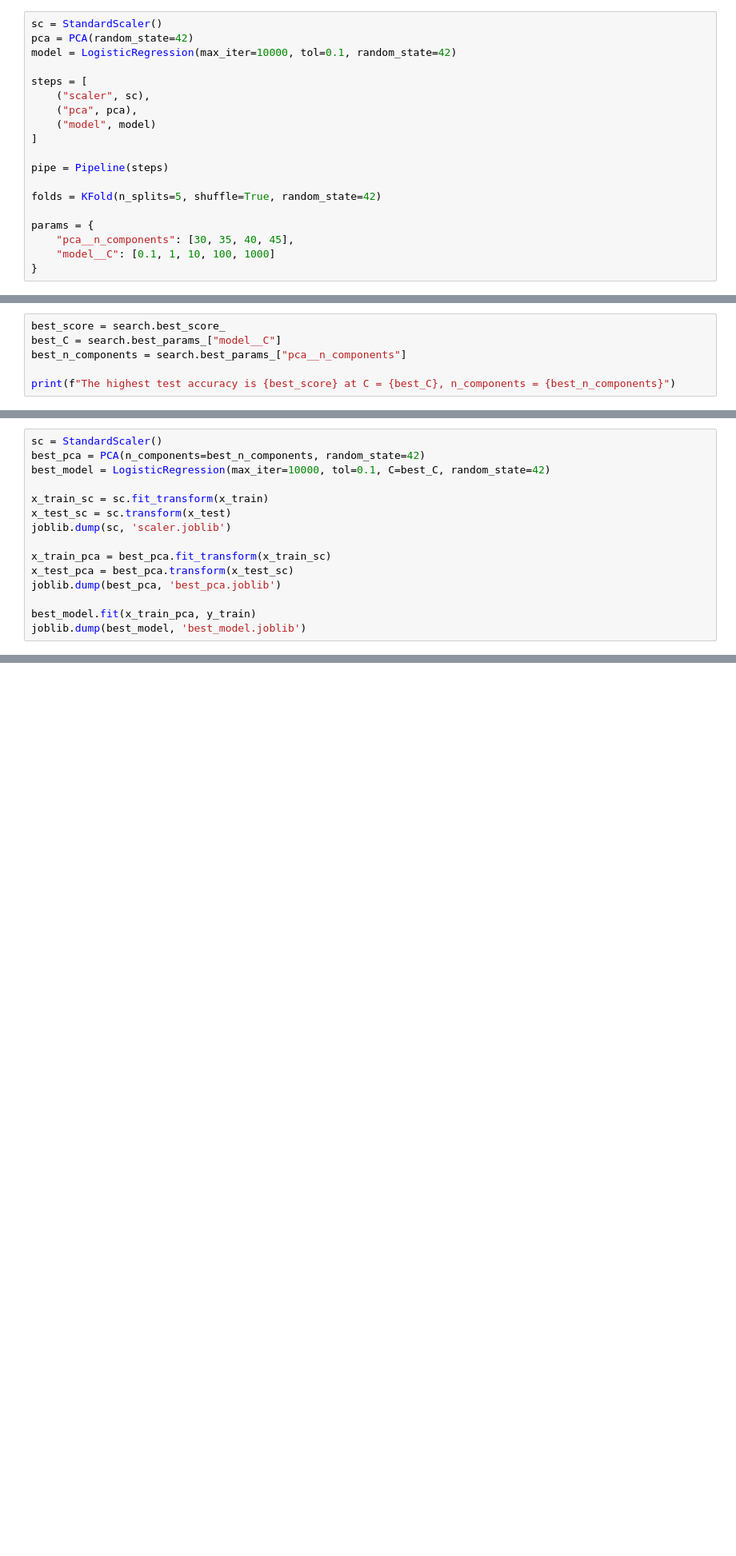
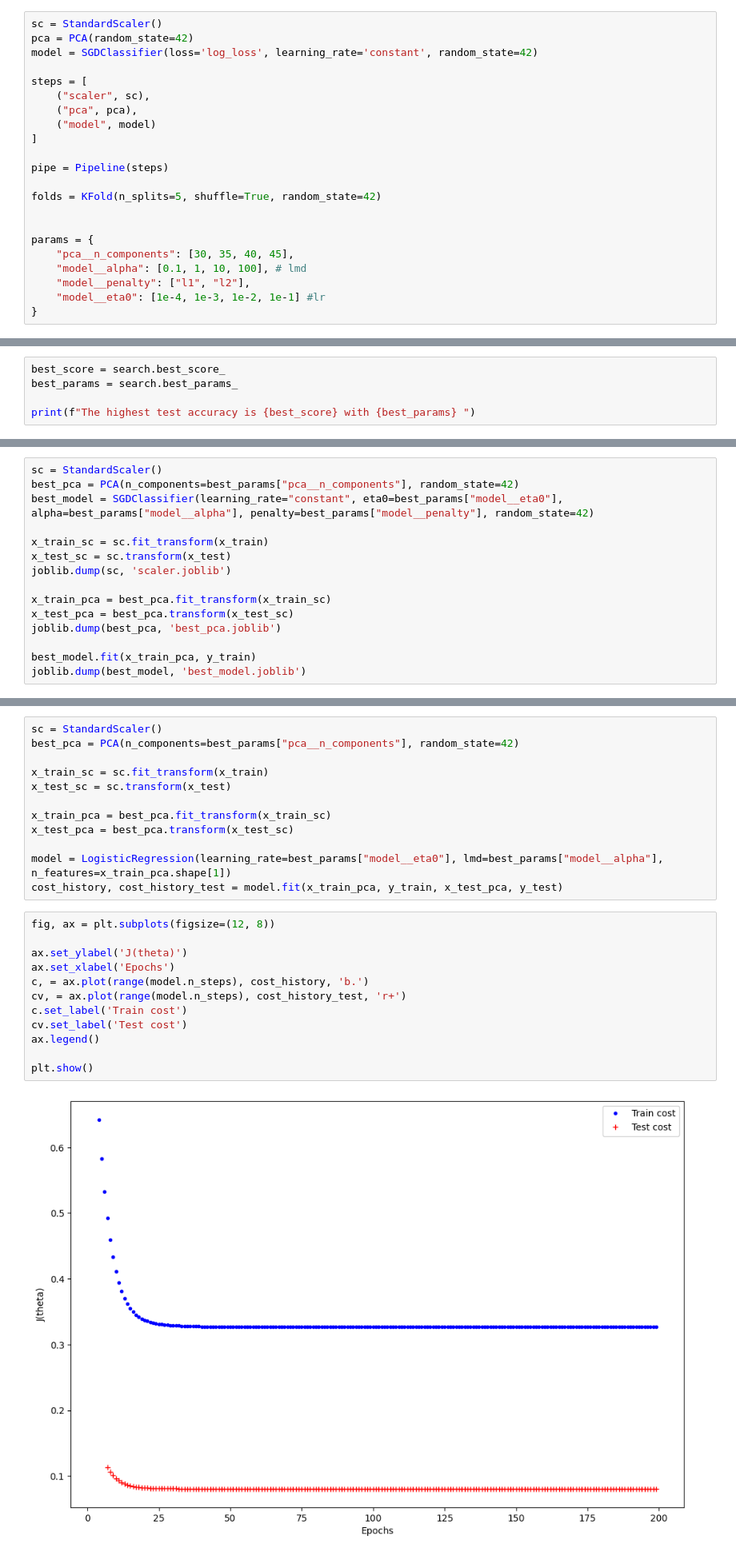
Before and after one commit to aldotestino/word-freq-email-classification, a Jupyter notebook: word_freq_email_classification_logistic.ipynb, the cells around one changed output, grey strips where cells are left out. Shown at 80% size. Cells and saved outputs as stored; diff of their text form; blank space fills up the shorter version.

```diff
--- a/word_freq_email_classification_logistic.ipynb
+++ b/word_freq_email_classification_logistic.ipynb
@@ -173,7 +238,7 @@ ConfusionMatrixDisplay.from_predictions(y_test, y_preds)
 # %%
 sc = StandardScaler()
 pca = PCA(random_state=42)
-model = LogisticRegression(max_iter=10000, tol=0.1, random_state=42)
+model = SGDClassifier(loss='log_loss', learning_rate='constant', random_state=42)
 
 steps = [
     ("scaler", sc),
@@ -185,9 +250,12 @@ pipe = Pipeline(steps)
 
 folds = KFold(n_splits=5, shuffle=True, random_state=42)
 
+
 params = {
     "pca__n_components": [30, 35, 40, 45],
-    "model__C": [0.1, 1, 10, 100, 1000]
+    "model__alpha": [0.1, 1, 10, 100], # lmd
+    "model__penalty": ["l1", "l2"],
+    "model__eta0": [1e-4, 1e-3, 1e-2, 1e-1] #lr
 }
 # %%
 search = GridSearchCV(
@@ -230,8 +300,7 @@ GridSearchCV(cv=KFold(n_splits=5, random_state=42, shuffle=True),
              return_train_score=True, scoring='accuracy', verbose=3)
 # %%
 best_score = search.best_score_
-best_C = search.best_params_["model__C"]
-best_n_components = search.best_params_["pca__n_components"]
+best_params = search.best_params_
 
-print(f"The highest test accuracy is {best_score} at C = {best_C}, n_components = {best_n_components}")
+print(f"The highest test accuracy is {best_score} with {best_params} ")
 # %% [output]
@@ -239,7 +308,7 @@ The highest test accuracy is 0.9211956521739131 at C = 100, n_components = 45
 # %%
 sc = StandardScaler()
-best_pca = PCA(n_components=best_n_components, random_state=42)
-best_model = LogisticRegression(max_iter=10000, tol=0.1, C=best_C, random_state=42)
+best_pca = PCA(n_components=best_params["pca__n_components"], random_state=42)
+best_model = SGDClassifier(learning_rate="constant", eta0=best_params["model__eta0"], alpha=best_params["model__alpha"], penalty=best_params["model__penalty"], random_state=42)
 
 x_train_sc = sc.fit_transform(x_train)
 x_test_sc = sc.transform(x_test)
@@ -274,0 +389,26 @@ ConfusionMatrixDisplay.from_predictions(y_test, y_preds)
+# %%
+sc = StandardScaler()
+best_pca = PCA(n_components=best_params["pca__n_components"], random_state=42)
+
+x_train_sc = sc.fit_transform(x_train)
+x_test_sc = sc.transform(x_test)
+
+x_train_pca = best_pca.fit_transform(x_train_sc)
+x_test_pca = best_pca.transform(x_test_sc)
+
+model = LogisticRegression(learning_rate=best_params["model__eta0"], lmd=best_params["model__alpha"], n_features=x_train_pca.shape[1])
+cost_history, cost_history_test = model.fit(x_train_pca, y_train, x_test_pca, y_test)
+# %%
+fig, ax = plt.subplots(figsize=(12, 8))
+
+ax.set_ylabel('J(theta)')
+ax.set_xlabel('Epochs')
+c, = ax.plot(range(model.n_steps), cost_history, 'b.')
+cv, = ax.plot(range(model.n_steps), cost_history_test, 'r+')
+c.set_label('Train cost')
+cv.set_label('Test cost')
+ax.legend()
+
+plt.show()
+# %% [output]
+[figure, added]
```
Also changed, not shown: parts of 18 cells of this notebook.
